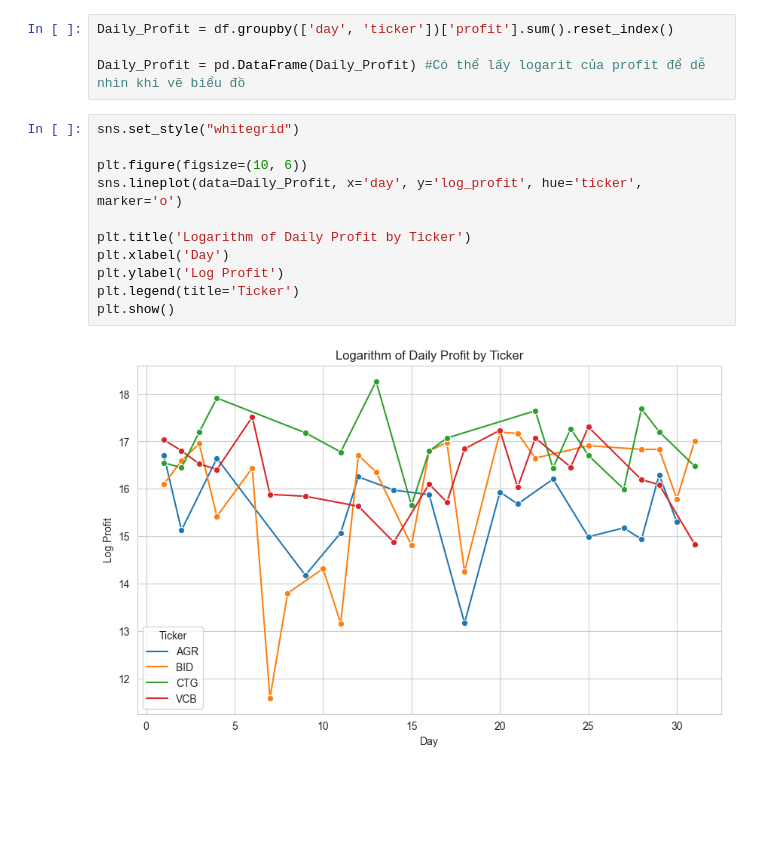
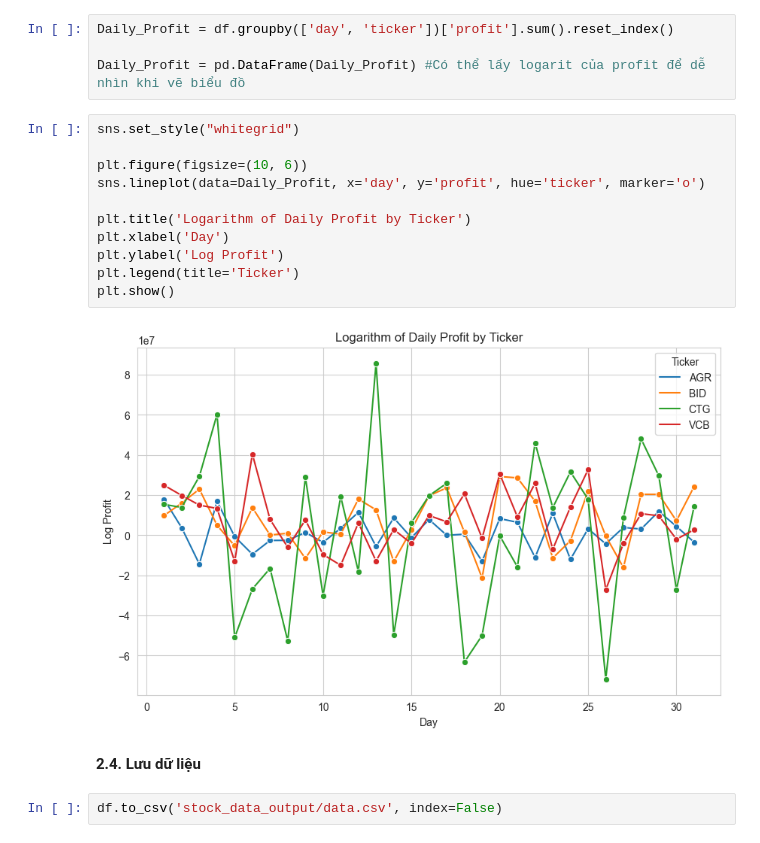
Before and after one commit to HoangHuyyyy/CSC14115, a Jupyter notebook: Data_Cleaning.ipynb, the cells around one changed output. Cells and saved outputs as stored; diff of their text form; blank space fills up the shorter version.

```diff
--- a/Data_Cleaning.ipynb
+++ b/Data_Cleaning.ipynb
@@ -108,13 +109,17 @@ Daily_Profit = pd.DataFrame(Daily_Profit) #Có thể lấy logarit của profit
 # %%
 sns.set_style("whitegrid")
 
 plt.figure(figsize=(10, 6))
-sns.lineplot(data=Daily_Profit, x='day', y='log_profit', hue='ticker', marker='o')
+sns.lineplot(data=Daily_Profit, x='day', y='profit', hue='ticker', marker='o')
 
 plt.title('Logarithm of Daily Profit by Ticker')
 plt.xlabel('Day')
 plt.ylabel('Log Profit')
 plt.legend(title='Ticker')
 plt.show()
 # %% [output]
-[figure, old version]
+[figure, new version]
+# %% [markdown]
+**2.4. Lưu dữ liệu**
+# %%
+df.to_csv('stock_data_output/data.csv', index=False)
```
Also changed, not shown: parts of 5 cells of this notebook, 1 other file.
